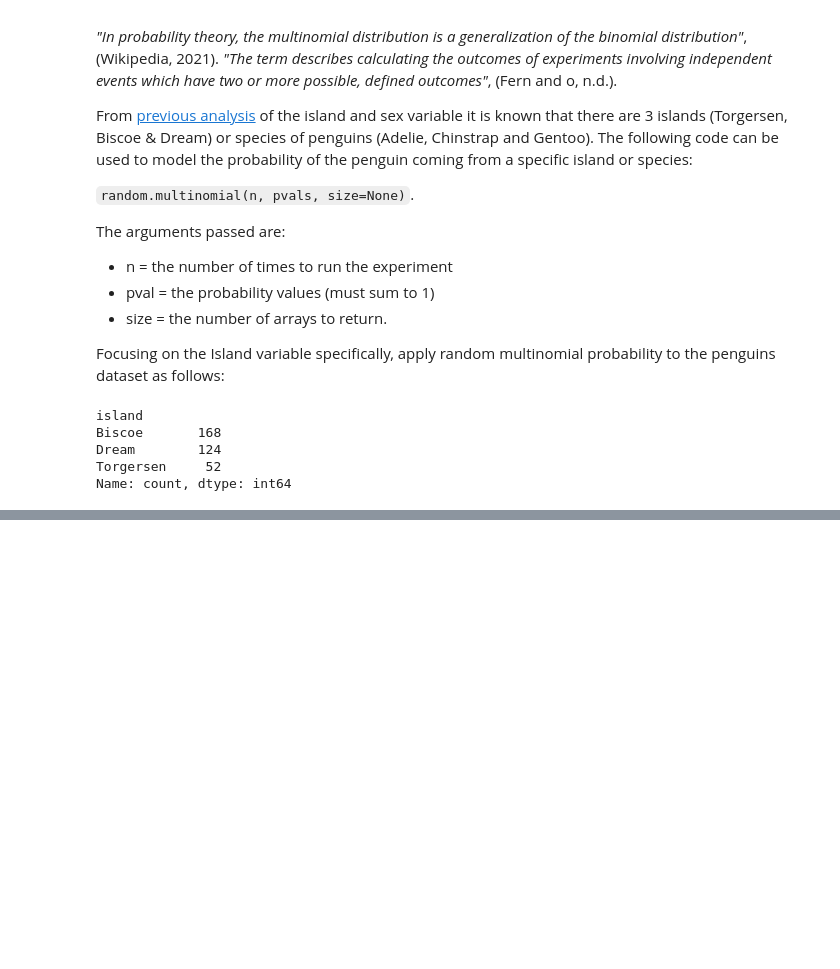
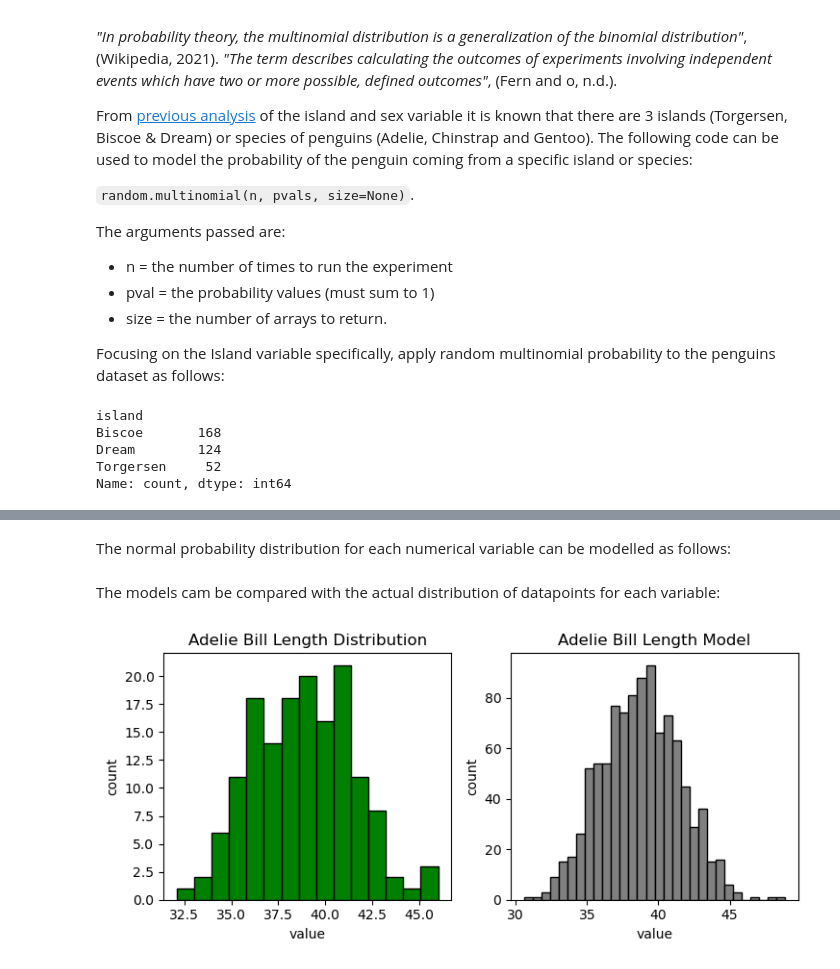
Before and after one commit to humphs078/data_analysis_fundamentals, a Jupyter notebook: tasks.ipynb, the cells around one changed output, grey strips where cells are left out. Drawn from its saved outputs; the diff is of its cells as text; code cells hidden in the pictures; blank space fills up the shorter version.

Commit message:
Task 3 - numerical variable model

```diff
--- a/tasks.ipynb
+++ b/tasks.ipynb
@@ -548,0 +565,3 @@ where:
+# %%
+# take a subset of only adelie
+penguins_copy_adelie = penguins_copy.iloc[0:152]
@@ -548,0 +570,6 @@ where:
+# %%
+# assign variables
+ds_summary = penguins_copy_adelie.describe()
+
+# validate
+print(ds_summary)
@@ -548,0 +586,4 @@ where:
+# %%
+# assign mean and std to variables
+bill_length_mean = ds_summary.iloc[1, 0]
+bill_length_sd = ds_summary.iloc[2, 0]
@@ -549,3 +600,25 @@ where:
+# %% [markdown]
+The normal probability distribution for each numerical variable can be modelled as follows:
+# %%
+bill_length_normal_prob_dist = np.random.normal(bill_length_mean, bill_length_sd, 1000)
+# %% [markdown]
+The models cam be compared with the actual distribution of datapoints for each variable:
+# %%
+plt.rcParams["figure.figsize"] = [7.50, 3.50]
+plt.rcParams["figure.autolayout"] = True
+
+fig, axis = plt.subplots(1, 2)
+axis[0].hist(penguins_copy_adelie['bill_length_mm'], color = 'green', edgecolor = 'black', bins=15)
+axis[0].set_title("Adelie Bill Length Distribution")
+axis[0].set(xlabel='value', ylabel='count')
+axis[1].hist(bill_length_normal_prob_dist, color = 'grey', edgecolor = 'black', bins=30)
+axis[1].set_title("Adelie Bill Length Model")
+axis[1].set(xlabel='value', ylabel='count')
+
+plt.tight_layout()
+plt.show()
+# %% [output]
+[figure, added]
 # %% [markdown]
 ### Task 3 References <a id="task-3-references"></a>
 
```
Also changed, not shown: parts of 10 cells of this notebook, 3 other files.
